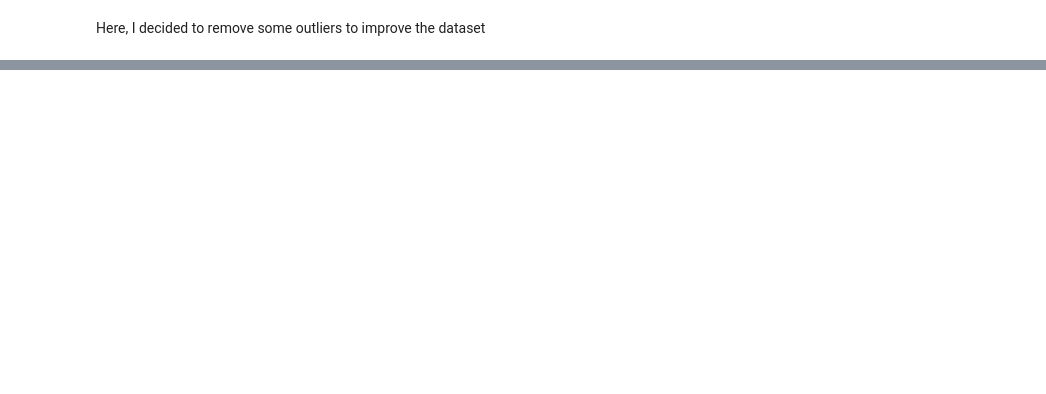
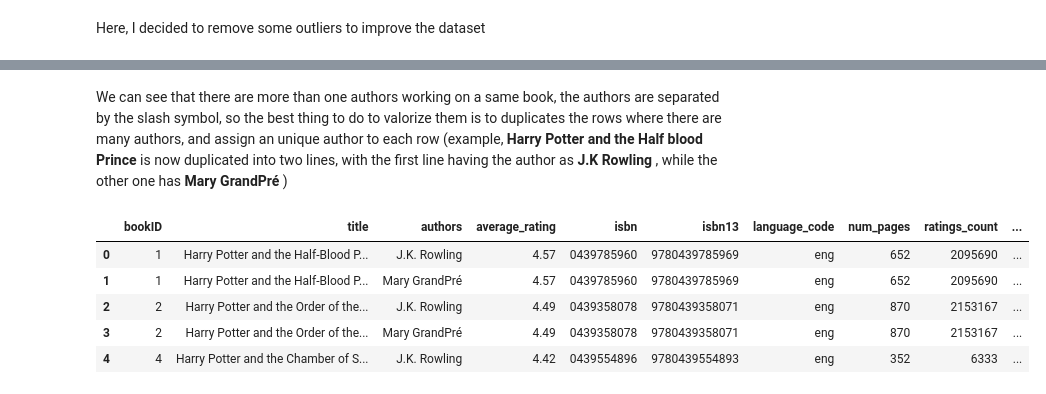
Before and after one commit to rhowsane/viet-goodreads, a Jupyter notebook: Notebook/main.ipynb, the cells around one changed output, grey strips where cells are left out. Cells and saved outputs as stored; diff of their text form; code cells hidden in the pictures; blank space fills up the shorter version.

```diff
--- a/Notebook/main.ipynb
+++ b/Notebook/main.ipynb
@@ -205,0 +238,26 @@ px.scatter(data_frame=books_bis, x='publication_date', y='average_rating', color
+# %% [markdown]
+<p> We can see that there are more than one authors working on a same book, the authors are separated by the slash symbol, so the best thing to do to valorize them is to duplicates the rows where there are many authors, and assign an unique author to each row (example, <b> Harry Potter and the Half blood Prince </b> is now duplicated into two lines, with the first line having the author as <b> J.K Rowling </b>, while the other one has <b> Mary GrandPré </b>) </p>
+# %%
+# Split authors and duplicate rows
+new_rows = []
+for index, row in books.iterrows():
+    authors = row['authors'].split('/')
+    for author in authors:
+        new_row = row.copy()
+        new_row['authors'] = author
+        new_rows.append(new_row)
+
+# Create a new DataFrame
+books = pd.DataFrame(new_rows)
+
+# Reset index
+books.reset_index(drop=True, inplace=True)
+# %%
+books.head()
+# %% [output]
+|  | bookID | title | authors | average_rating | isbn | isbn13 | language_code | num_pages | ratings_count | ... |
+| 0 | 1 | Harry Potter and the Half-Blood P... | J.K. Rowling | 4.57 | 0439785960 | 9780439785969 | eng | 652 | 2095690 | ... |
+| 1 | 1 | Harry Potter and the Half-Blood P... | Mary GrandPré | 4.57 | 0439785960 | 9780439785969 | eng | 652 | 2095690 | ... |
+| 2 | 2 | Harry Potter and the Order of the... | J.K. Rowling | 4.49 | 0439358078 | 9780439358071 | eng | 870 | 2153167 | ... |
+| 3 | 2 | Harry Potter and the Order of the... | Mary GrandPré | 4.49 | 0439358078 | 9780439358071 | eng | 870 | 2153167 | ... |
+| 4 | 4 | Harry Potter and the Chamber of S... | J.K. Rowling | 4.42 | 0439554896 | 9780439554893 | eng | 352 | 6333 | ... |
```
Also changed, not shown: parts of 34 cells of this notebook, 3 other files.
